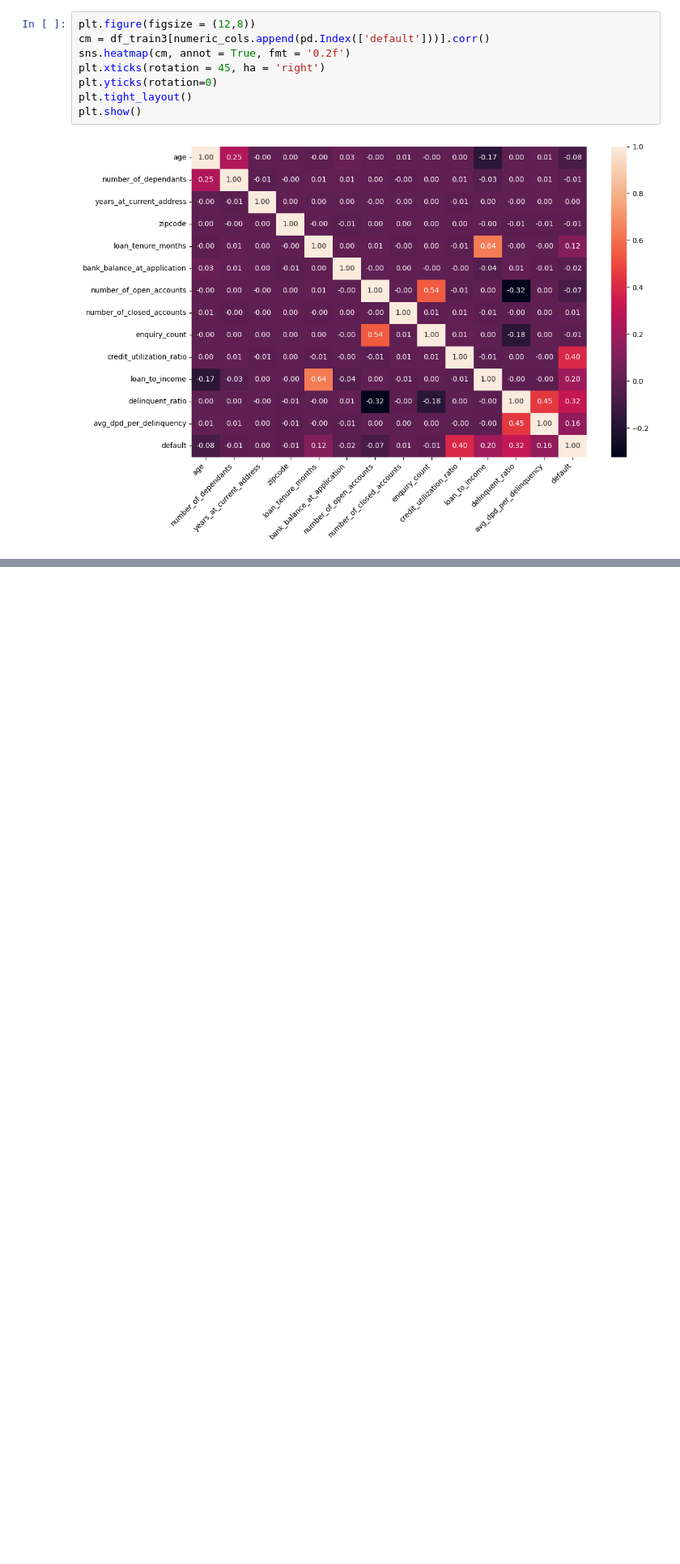
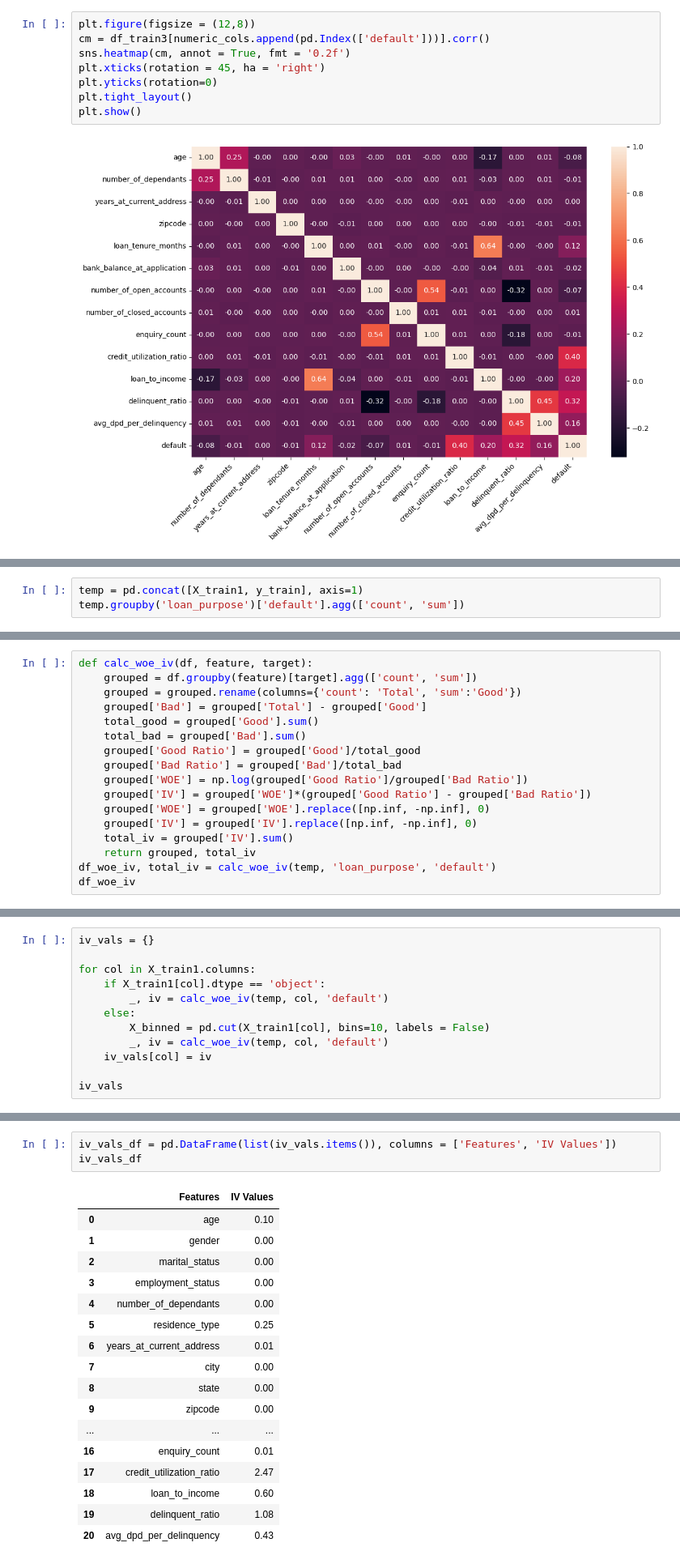
Before and after one commit to sumit-sah314/credit-risk-modeling, a Jupyter notebook: credit_risk_modeling.ipynb, the cells around one changed output, grey strips where cells are left out. Shown at 81% size. Cells and saved outputs as stored; diff of their text form; blank space fills up the shorter version.

```diff
--- a/credit_risk_modeling.ipynb
+++ b/credit_risk_modeling.ipynb
@@ -512,0 +518,3 @@ plt.show()
+# %%
+temp = pd.concat([X_train1, y_train], axis=1)
+temp.groupby('loan_purpose')['default'].agg(['count', 'sum'])
@@ -512,0 +528,17 @@ plt.show()
+# %%
+def calc_woe_iv(df, feature, target):
+    grouped = df.groupby(feature)[target].agg(['count', 'sum'])
+    grouped = grouped.rename(columns={'count': 'Total', 'sum':'Good'})
+    grouped['Bad'] = grouped['Total'] - grouped['Good']
+    total_good = grouped['Good'].sum()
+    total_bad = grouped['Bad'].sum()
+    grouped['Good Ratio'] = grouped['Good']/total_good
+    grouped['Bad Ratio'] = grouped['Bad']/total_bad
+    grouped['WOE'] = np.log(grouped['Good Ratio']/grouped['Bad Ratio'])
+    grouped['IV'] = grouped['WOE']*(grouped['Good Ratio'] - grouped['Bad Ratio'])
+    grouped['WOE'] = grouped['WOE'].replace([np.inf, -np.inf], 0)
+    grouped['IV'] = grouped['IV'].replace([np.inf, -np.inf], 0)
+    total_iv = grouped['IV'].sum()
+    return grouped, total_iv
+df_woe_iv, total_iv = calc_woe_iv(temp, 'loan_purpose', 'default')
+df_woe_iv
@@ -512,0 +552,12 @@ plt.show()
+# %%
+iv_vals = {}
+
+for col in X_train1.columns:
+    if X_train1[col].dtype == 'object':
+        _, iv = calc_woe_iv(temp, col, 'default')
+    else:
+        X_binned = pd.cut(X_train1[col], bins=10, labels = False)
+        _, iv = calc_woe_iv(temp, col, 'default')
+    iv_vals[col] = iv
+
+iv_vals
@@ -512,0 +582,21 @@ plt.show()
+# %%
+iv_vals_df = pd.DataFrame(list(iv_vals.items()), columns = ['Features', 'IV Values'])
+iv_vals_df
+# %% [output]
+|  | Features | IV Values |
+| 0 | age | 0.10 |
+| 1 | gender | 0.00 |
+| 2 | marital_status | 0.00 |
+| 3 | employment_status | 0.00 |
+| 4 | number_of_dependants | 0.00 |
+| 5 | residence_type | 0.25 |
+| 6 | years_at_current_address | 0.01 |
+| 7 | city | 0.00 |
+| 8 | state | 0.00 |
+| 9 | zipcode | 0.00 |
+| ... | ... | ... |
+| 16 | enquiry_count | 0.01 |
+| 17 | credit_utilization_ratio | 2.47 |
+| 18 | loan_to_income | 0.60 |
+| 19 | delinquent_ratio | 1.08 |
+| 20 | avg_dpd_per_delinquency | 0.43 |
```
Also changed, not shown: parts of 17 cells of this notebook.
